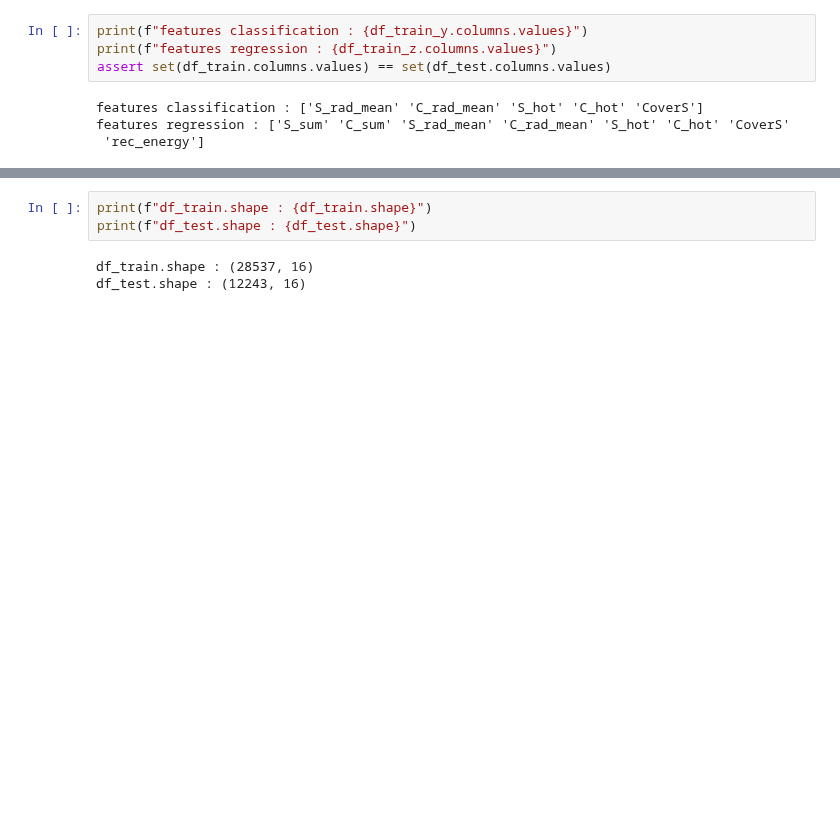
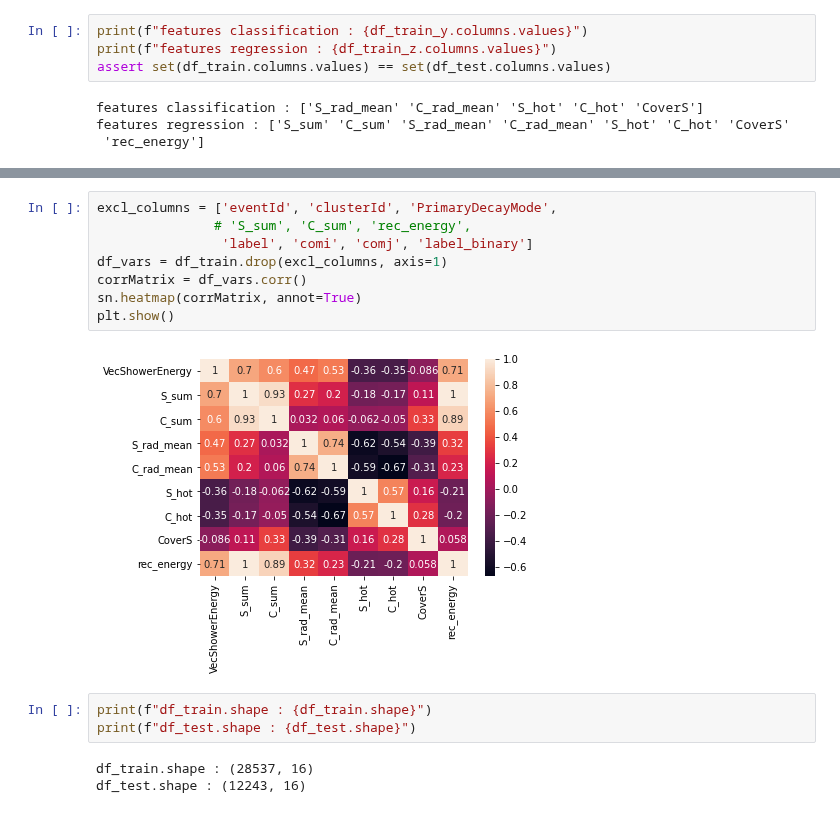
Before and after one commit to mollyhjorthjensen/DREAM, a Jupyter notebook: Analysis/machinelearning.ipynb, the cells around one changed output, grey strips where cells are left out. Cells and saved outputs as stored; diff of their text form; blank space fills up the shorter version.

```diff
--- a/Analysis/machinelearning.ipynb
+++ b/Analysis/machinelearning.ipynb
@@ -121,3 +129,13 @@ features regression : ['S_sum' 'C_sum' 'S_rad_mean' 'C_rad_mean' 'S_hot' 'C_hot'
+# %%
+excl_columns = ['eventId', 'clusterId', 'PrimaryDecayMode',
+               # 'S_sum', 'C_sum', 'rec_energy',
+                'label', 'comi', 'comj', 'label_binary']
+df_vars = df_train.drop(excl_columns, axis=1)
+corrMatrix = df_vars.corr()
+sn.heatmap(corrMatrix, annot=True)
+plt.show()
+# %% [output]
+[figure, added]
 # %%
 print(f"df_train.shape : {df_train.shape}")
 print(f"df_test.shape : {df_test.shape}")
```
Also changed, not shown: parts of 10 cells of this notebook, 1 other file.
